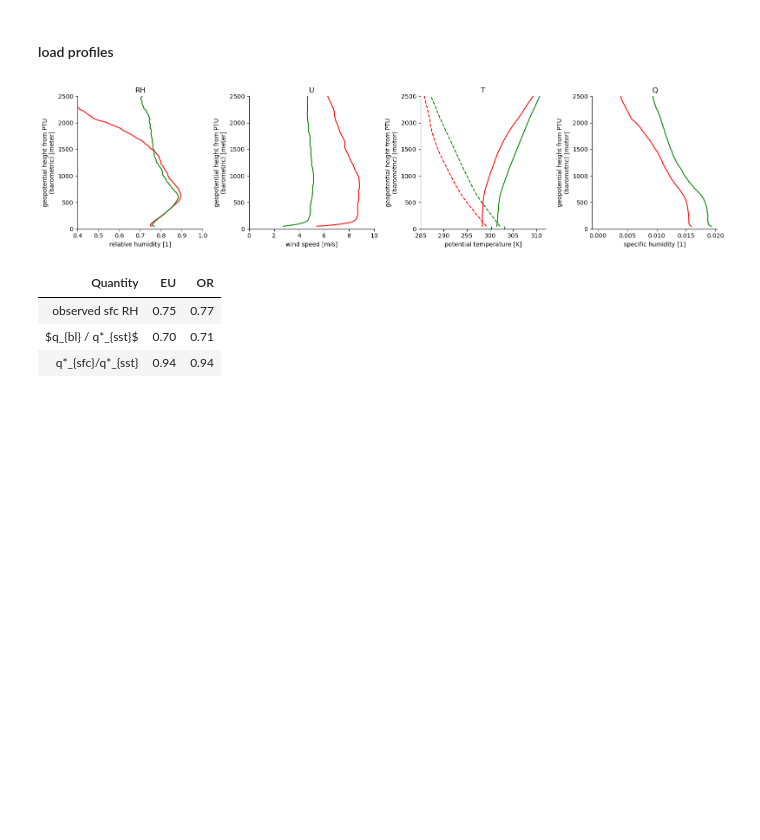
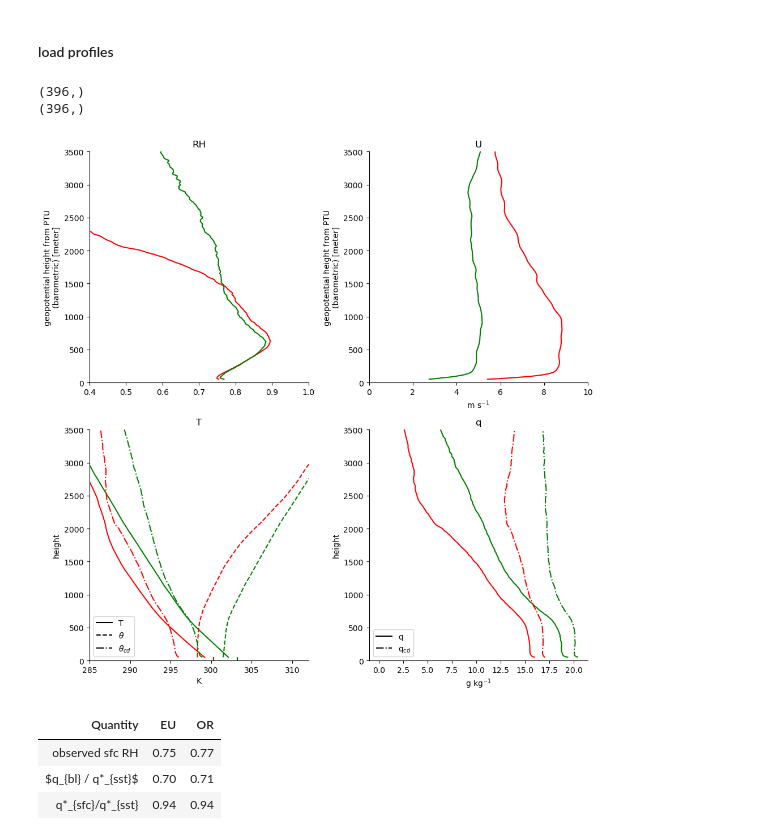
Before and after one commit to meteorologopazzo/BCO_observational, a Jupyter notebook: mass_fluxes_profiles/SimplScheme_sfcAdj.ipynb, the cells around one changed output. Saved outputs shown, nothing was run; the diff lists cells and outputs as text; code cells hidden in the pictures; blank space fills up the shorter version.

Commit message:
added deSzoeke17-style plots

```diff
--- a/mass_fluxes_profiles/SimplScheme_sfcAdj.ipynb
+++ b/mass_fluxes_profiles/SimplScheme_sfcAdj.ipynb
@@ -90,12 +162,27 @@ q_eu = ds_eureca_bco.q.mean(dim="launch_time")
 press_eu = ds_eureca_bco.p.mean(dim="launch_time")
 
 
+## to draw profiles of thetaD, qD
+E_CD_eu = CD_properties(ds_eureca_bco.mean(dim="launch_time"), downdraft_levels=slice(min_hgt,4000), vert_dim="height")
+
+
+
+
+
+
 rh_or = ds_orcestra_bco.rh.mean(dim="launch_time")
 wind_or = ds_orcestra_bco.wspd.mean(dim="launch_time")
 temp_or = ds_orcestra_bco.ta.mean(dim="launch_time")
 theta_or = ds_orcestra_bco.theta.mean(dim="launch_time")
 q_or = ds_orcestra_bco.q.mean(dim="launch_time")
 press_or = ds_orcestra_bco.p.mean(dim="launch_time")
+
+
+## to draw profiles of thetaD, qD
+E_CD_or = CD_properties(ds_orcestra_bco.mean(dim="launch_time"), downdraft_levels=slice(min_hgt,4000), vert_dim="height")
+# %% [output]
+(396,)
+(396,)
 # %%
 ## load campaign-mean SST data
 ingr_eu = xr.open_dataset("/work/mh1498/m301248/TCO_data/fluxes_data/EUREC4A_IngrFlux.nc")
@@ -104,52 +191,79 @@ sst_eu = ingr_eu.sst.sel(cell=[17,24,31,18,25,32, 19,26,33]).mean(dim=["cell", "
 ingr_or = xr.open_dataset("/work/mh1498/m301248/TCO_data/fluxes_data/ORCESTRA_IngrFlux.nc")
 sst_or = ingr_or.sst.sel(cell=[17,24,31,18,25,32, 19,26,33]).mean(dim=["cell", "time"])
 # %%
-fig, ax = plt.subplots(1,4, figsize=(16,4))
+fig, ax = plt.subplots(2,2, figsize=(10,10))
+ax = ax.flatten()
 
 rh_eu.plot.line(ax=ax[0], y="height", color="red")
 rh_or.plot.line(ax=ax[0], y="height", color="green")
 ax[0].set_title("RH")
+ax[0].set_xlabel(r"")
 ax[0].set_xlim(0.4, 1)
 
 wind_eu.plot.line(ax=ax[1], y="height", color="red")
 wind_or.plot.line(ax=ax[1], y="height", color="green")
 ax[1].set_title("U")
+ax[1].set_xlabel(r"$\rm m~s^{-1}$")
 ax[1].set_xlim(0, 10)
 
 
 
 
-temp_eu.plot.line(ax=ax[2], y="height", color="red", linestyle="--")
-temp_or.plot.line(ax=ax[2], y="height", color="green", linestyle="--")
+temp_eu.plot.line(ax=ax[2], y="height", color="red", linestyle="-")
+temp_or.plot.line(ax=ax[2], y="height", color="green", linestyle="-")
 
-theta_eu.plot.line(ax=ax[2], y="height", color="red")
-theta_or.plot.line(ax=ax[2], y="height", color="green")
+theta_eu.plot.line(ax=ax[2], y="height", color="red", linestyle="--")
+theta_or.plot.line(ax=ax[2], y="height", color="green", linestyle="--")
+
+E_CD_eu["thetaD"].plot.line(ax=ax[2], y="height", color="red", linestyle="-.")
+E_CD_or["thetaD"].plot.line(ax=ax[2], y="height", color="green", linestyle="-.")
+
+
+legend_elements = [
+    Line2D([0], [0], color='k', linestyle='-',  label='T'),
+    Line2D([0], [0], color='k', linestyle='--', label=r'$\theta$'),
+    Line2D([0], [0], color='k', linestyle='-.',  label=r'$\theta_{cd}$'),
+]
+ax[2].legend(handles=legend_elements)
+
 ax[2].set_title("T")
+ax[2].set_xlabel(r"K")
 ax[2].set_xlim(285, 312)
 ax[2].vlines([sst_eu,
               sst_or],
               ymin=0, ymax=50,
               color=["red", "green"])
 
 
 
 
-q_eu.plot.line(ax=ax[3], y="height", color="red")
-q_or.plot.line(ax=ax[3], y="height", color="green")
-ax[3].set_title("Q")
+(q_eu*1e3).plot.line(ax=ax[3], y="height", color="red")
+(q_or*1e3).plot.line(ax=ax[3], y="height", color="green")
+
+(E_CD_eu["qD"]*1e3).plot.line(ax=ax[3], y="height", color="red", linestyle="-.")
+(E_CD_or["qD"]*1e3).plot.line(ax=ax[3], y="height", color="green", linestyle="-.")
+
+legend_elements = [
+    Line2D([0], [0], color='k', linestyle='-',  label='q'),
+    Line2D([0], [0], color='k', linestyle='-.',  label=r'$\rm q_{cd}$'),
+]
+ax[3].legend(handles=legend_elements, loc="lower left")
+
+ax[3].set_title(r"q")
+ax[3].set_xlabel(r"$\rm g~kg^{-1}$")
 # ax[2].set_xlim(285, 305)
 
 
 
 for x in ax:
-    x.set_ylim(0,2.5e3)
+    x.set_ylim(0,3.5e3)
     for spine in ['top', 'right']:
         x.spines[spine].set_visible(False)
 
 
 plt.tight_layout()
 # %% [output]
-[figure, old version]
+[figure, new version]
 # %%
 ## compute mean q_sfc
 from meteo import qsea
```
Also changed, not shown: parts of 3 cells of this notebook, 1 other file.
